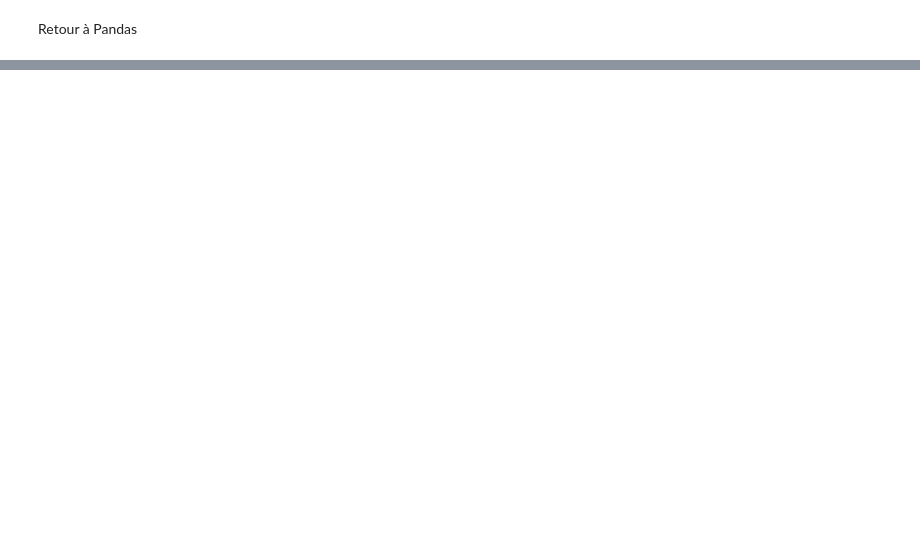
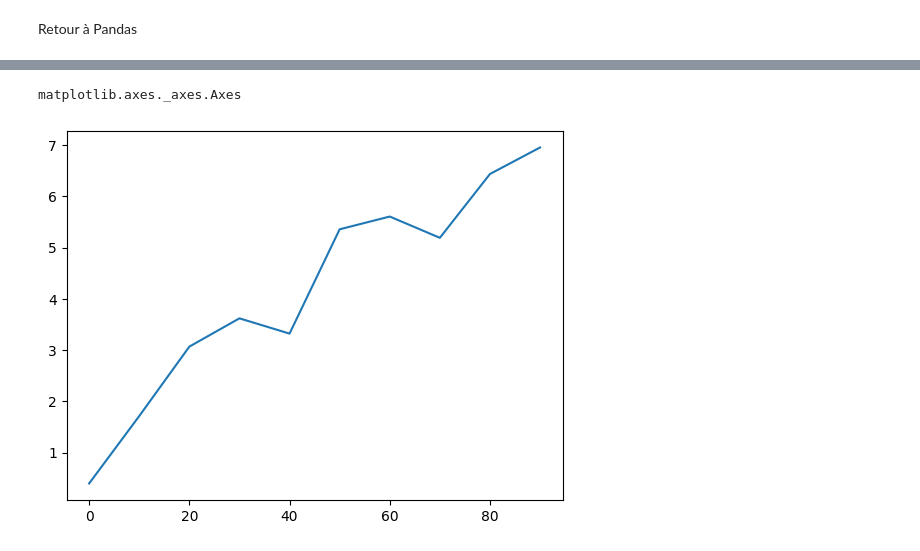
Before and after one commit to Romain-DE/ensae-python-int, a Jupyter notebook: 5_Data_Visualisation/1_matplotlib.ipynb, the cells around one changed output, grey strips where cells are left out. Drawn from its saved outputs; the diff is of its cells as text; code cells hidden in the pictures; blank space fills up the shorter version.

```diff
--- a/5_Data_Visualisation/1_matplotlib.ipynb
+++ b/5_Data_Visualisation/1_matplotlib.ipynb
@@ -66,3 +87,8 @@ s.plot()
+# %%
+type(s.plot())
+# %% [output]
+matplotlib.axes._axes.Axes
+[figure, added]
 # %%
 # plot d'un DataFrame
 df = pd.DataFrame(np.random.randn(10, 4).cumsum(0), columns=['A', 'B', 'C', 'D'], index=np.arange(0, 100, 10))
```
Also changed, not shown: parts of 16 cells of this notebook, 16 other files.
